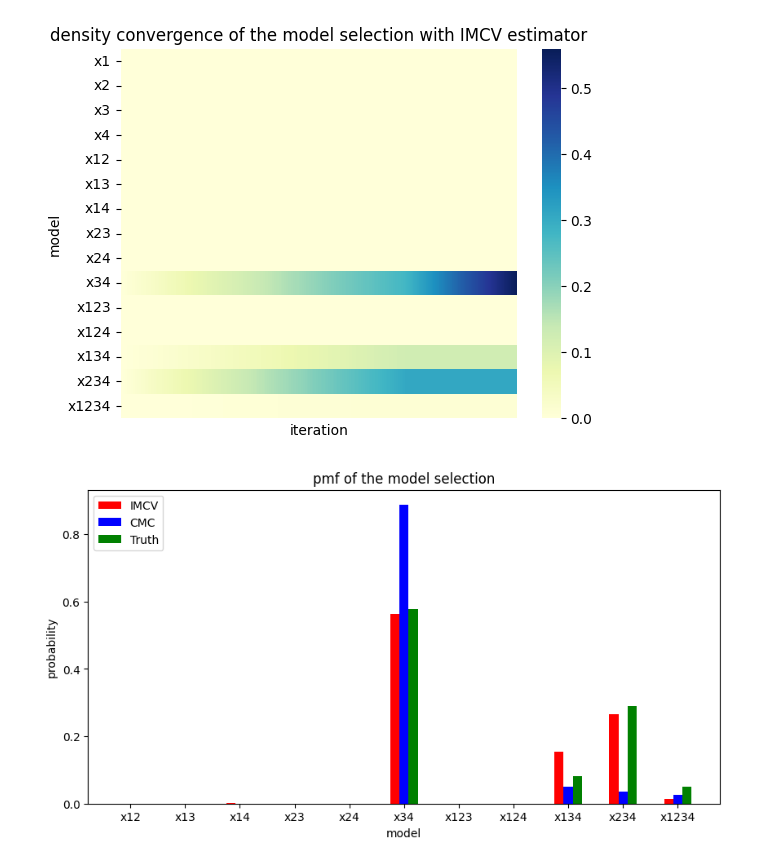
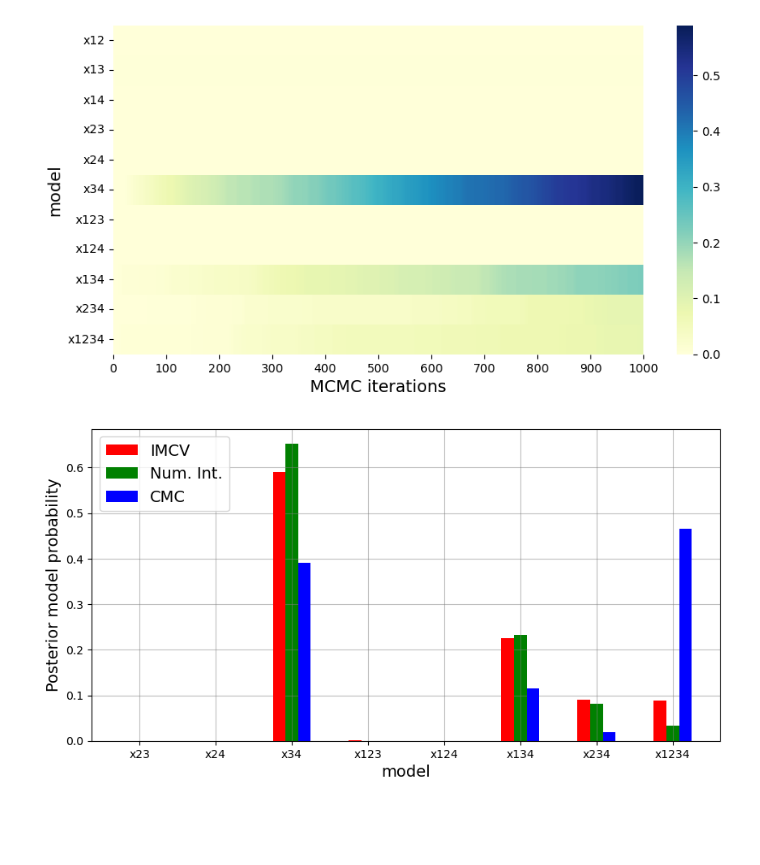
Before and after one commit to cliusir123/VRforIM, a Jupyter notebook: gexp/g_prior.ipynb, the cells around one changed output. Cells and saved outputs as stored; diff of their text form; code cells hidden in the pictures; blank space fills up the shorter version.

```diff
--- a/gexp/g_prior.ipynb
+++ b/gexp/g_prior.ipynb
@@ -202,7 +252,7 @@ transp = np.sum(A, axis=1)
 choices = np.array([i for i in range(15)])
 input0, output = read_data()
 # %%
-nitrs = 20000
+nitrs = 10000
 init = 0
 state = np.array([init,init,init])
 sample_size = 10
@@ -243,9 +293,7 @@ tar_lik = np.array([est_lik(state[i],input0)[i] for i in range(2)])
 pro_lik = np.array([1/transp[state[i]] for i in range(2)])
 pmap = np.zeros((15,nitrs+1,2))
 print(pmap.shape)
-for i in range(nitrs):
-    if (i+1)%100 == 0:
-        print((i+1)/nitrs *100, '%', ' finished')
+for i in tqdm(range(nitrs)):
     for j in range(2):
         proposed = np.random.choice(choices, p=A[state[j]]/np.sum(A[state[j]]))
         sample = np.random.uniform(0.0, 1.0, 1)
@@ -283,31 +314,54 @@ WARNING:absl:No GPU/TPU found, falling back to CPU. (Set TF_CPP_MIN_LOG_LEVEL=0
 # %%
 import seaborn as sns
+
+pmap = np.load('pmap_10000.npy')
 print(pmap[:,-1,:])
-names_new = [names[i][:-4] for i in range(15)]
-sns.heatmap(pmap[:,:,0], cmap="YlGnBu", yticklabels=names_new, xticklabels=False)
-plt.title('density convergence of the model selection with IMCV estimator')
-plt.xlabel('iteration')
-plt.ylabel('model')
+print(names)
+names_new = [names[i][:-4] for i in range(4,15,1)]
+print(names_new)
+plt.figure(figsize=(10, 5))
+ax = sns.heatmap(pmap[4:,:-1,0], cmap="YlGnBu", yticklabels=names_new)
+print(pmap[4:,:,0].shape)
+num_points = 1100  # Total points
+desired_labels = 11  # Desired number of labels
+
+# Determine positions and labels
+tick_step = max(1, num_points // desired_labels)
+tick_positions = np.arange(0, num_points, tick_step)
+tick_labels = [str(i) for i in tick_positions]
+
+# Setting the ticks in the plot
+ax.set_xticks(tick_positions)
+ax.set_xticklabels(tick_labels, rotation=0)
+# plt.title('density convergence of the model selection with IMCV estimator')
+ax.set_xlabel('MCMC iterations', fontsize=14)
+ax.set_ylabel('model', fontsize=14)
+plt.savefig('heatmap_10000.png', format='png', bbox_inches='tight')
 plt.show()
 
-labels = ['x1', 'x2', 'x3', 'x4', 'x12', 'x13', 'x14', 'x23', 'x24', 'x34', 'x123', 'x124', 'x134', 'x234', 'x1234']
-labels0 = ['x12', 'x13', 'x14', 'x23', 'x24', 'x34', 'x123', 'x124', 'x134', 'x234', 'x1234']
+
+labels0 = ['x23', 'x24', 'x34', 'x123', 'x124', 'x134', 'x234', 'x1234']
 pmf_imcv = pmap[:,-1,0]
 pmf_cmc = pmap[:,-1,1]
 pmf_t = Truth/np.sum(Truth)
-X = np.arange(11)*1.5
+X = np.arange(8)*1.5
 width = 0.25
 plt.figure(figsize=(10,5))
-pmf_imcv = np.load('imcv.npy')
-plt.bar(X-width,pmf_imcv[4:],width,color='r')
+# pmf_imcv = np.load('imcv.npy')
+plt.grid(True,color='gray', zorder=0, alpha=0.5)
+plt.bar(X-width,pmf_imcv[7:],width,color='r',zorder =3)
 # plt.bar(X-0.5*width,pmf_im,width,color='g')
-plt.bar(X,pmf_cmc[4:],width,color='b')
-plt.bar(X+width,pmf_t[4:],width,color='g')
+plt.bar(X,pmf_t[7:],width,color='g',zorder =1)
+plt.bar(X+width,pmf_cmc[7:],width,color='b',zorder =2)
+
 plt.xticks(X, labels0)
-plt.legend(['IMCV', 'CMC', 'Truth'], loc='upper left')
-plt.title('pmf of the model selection')
-plt.xlabel('model')
-plt.ylabel('probability')
+plt.legend(['IMCV','Num. Int.','CMC'], loc='upper left', fontsize=14)
+# plt.title('pmf of the model selection')
+plt.xlabel('model', fontsize=14)
+plt.ylabel('Posterior model probability', fontsize=14)
+
+plt.savefig('bar_10000.pdf', format='pdf', bbox_inches='tight')
+
 
 
 plt.show()
@@ -330,2 +387,2 @@ plt.show()
-[figure, old version]
+[figure, new version]
-[figure, old version]
+[figure, new version]
```
Also changed, not shown: parts of 6 cells of this notebook, 39 other files.
